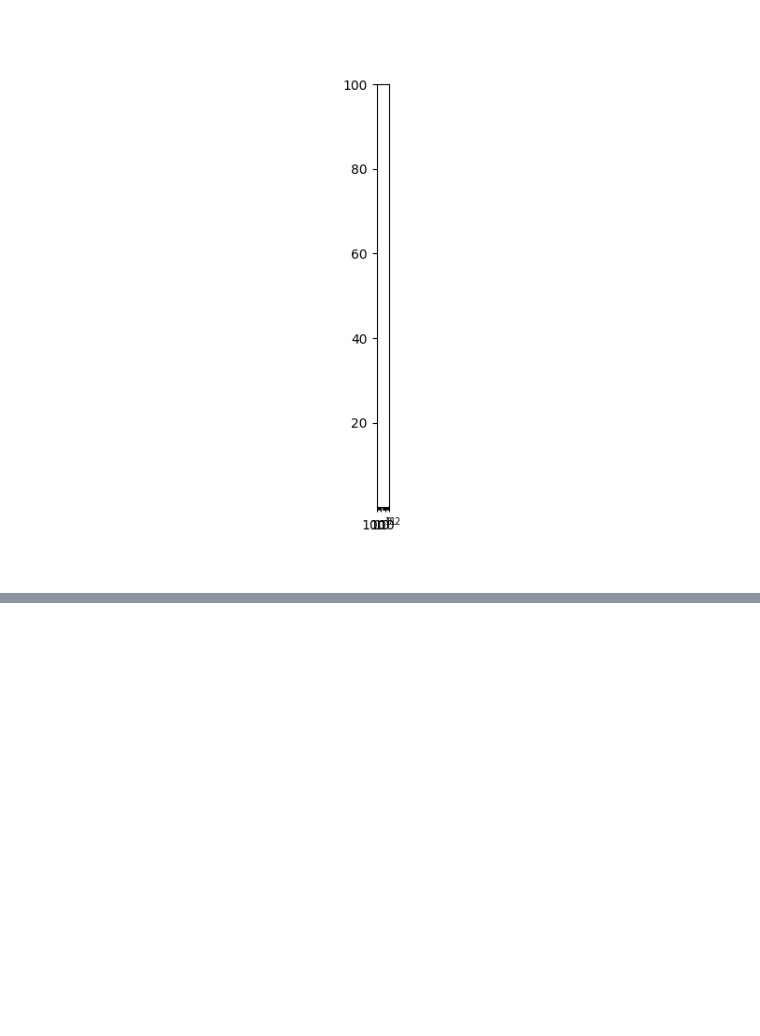
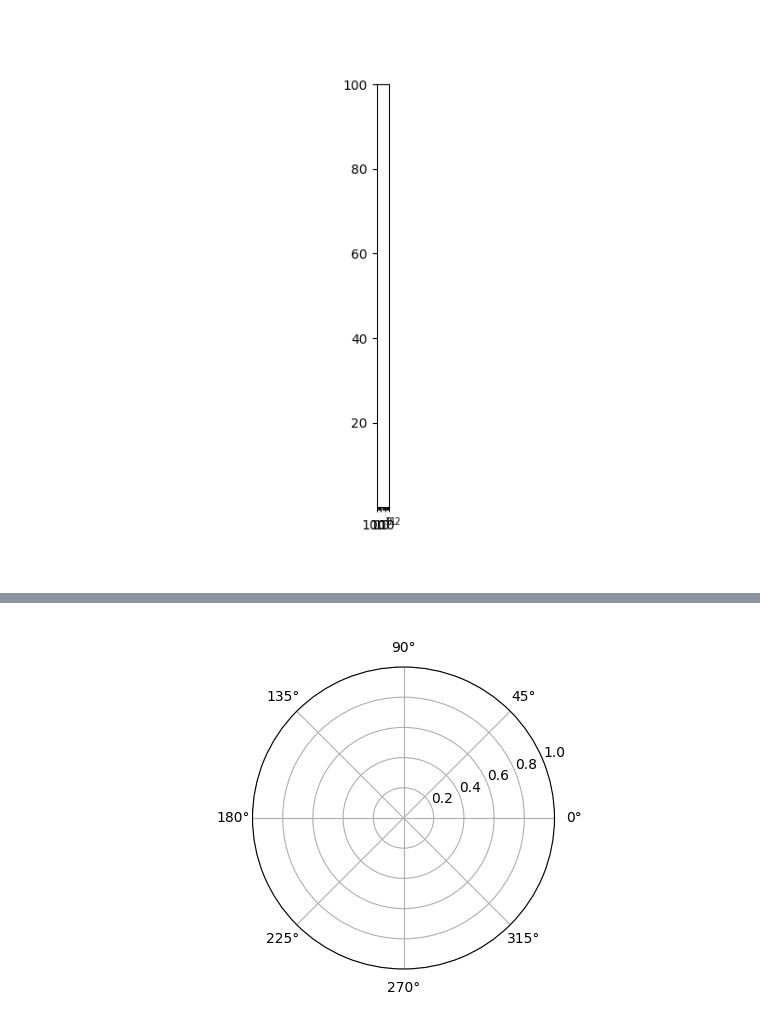
Before and after one commit to labdmitriy/sci-viz-book, a Jupyter notebook: notebooks/03-scales-projections/code.ipynb, the cells around one changed output, grey strips where cells are left out. Cells and saved outputs as stored; diff of their text form; code cells hidden in the pictures; blank space fills up the shorter version.

Commit message:
Study before polar projection histogram

```diff
--- a/notebooks/03-scales-projections/code.ipynb
+++ b/notebooks/03-scales-projections/code.ipynb
@@ -40,0 +48,5 @@ print((transform(P3)-transform(P2))[0])
+# %%
+ax = plt.subplot(1, 1, 1, projection='polar')
+plt.show()
+# %% [output]
+[figure, added]
```
Also changed, not shown: parts of 1 cell of this notebook, 1 other file.
